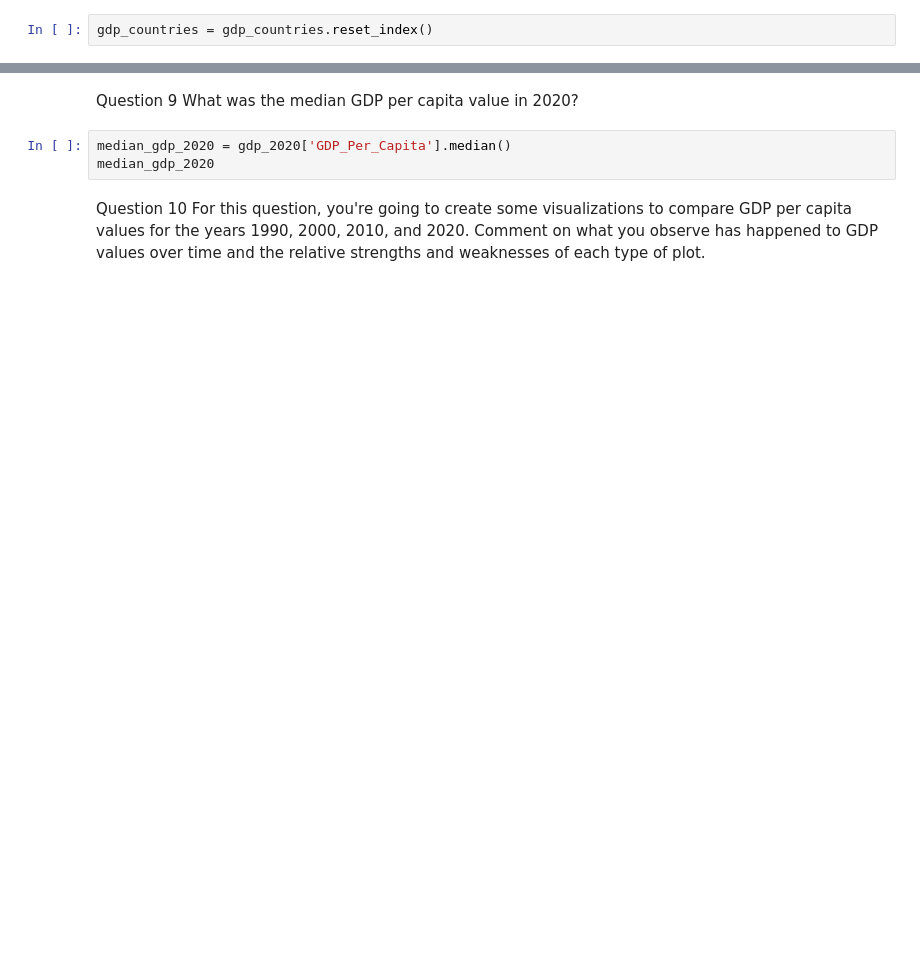
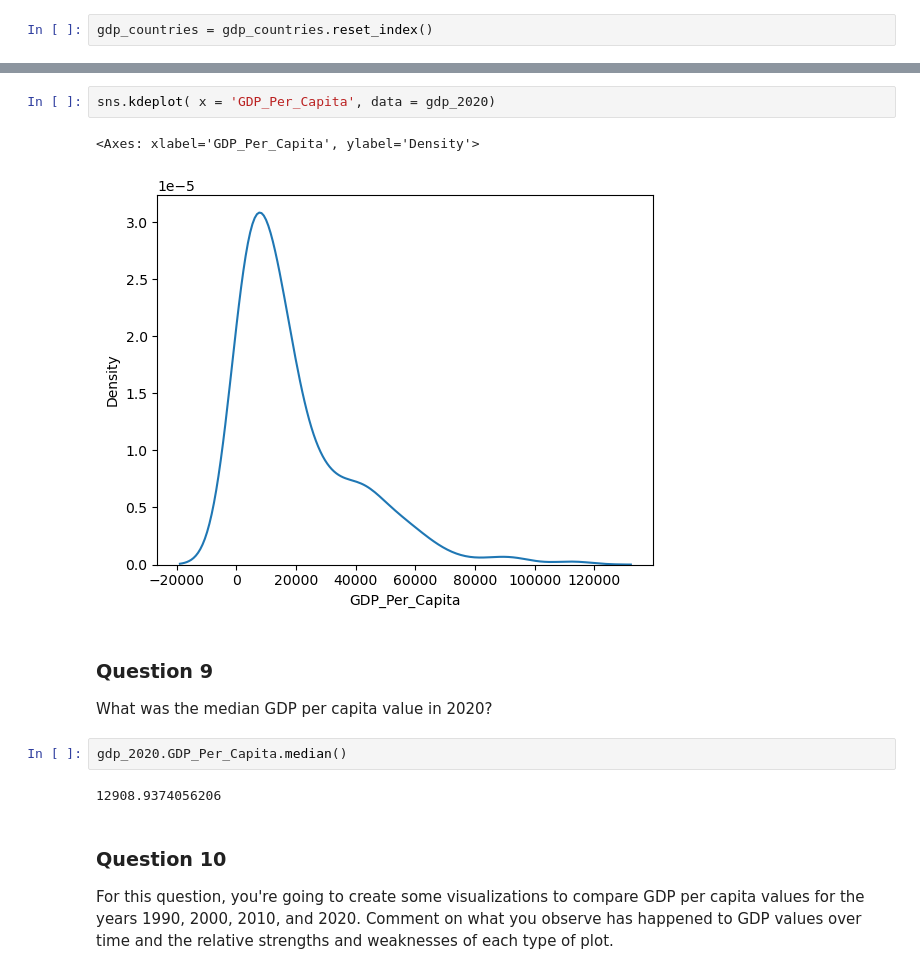
Before and after one commit to emilyewilson/un_data-python, a Jupyter notebook: notebook/un_data.ipynb, the cells around one changed output, grey strips where cells are left out. Cells and saved outputs as stored; diff of their text form; blank space fills up the shorter version.

```diff
--- a/notebook/un_data.ipynb
+++ b/notebook/un_data.ipynb
@@ -77,11 +230,17 @@ sns.boxplot( x=gdp_2020["GDP_Per_Capita"], y=gdp_2020["Country"] )
+# %%
+sns.kdeplot( x = 'GDP_Per_Capita', data = gdp_2020)
+# %% [output]
+<Axes: xlabel='GDP_Per_Capita', ylabel='Density'>
+[figure, added]
 # %% [markdown]
-Question 9
+### Question 9
 What was the median GDP per capita value in 2020?
 # %%
-median_gdp_2020 = gdp_2020['GDP_Per_Capita'].median()
-median_gdp_2020
+gdp_2020.GDP_Per_Capita.median()
+# %% [output]
+12908.9374056206
 # %% [markdown]
-Question 10
+### Question 10
 For this question, you're going to create some visualizations to compare GDP per capita values for the years 1990, 2000, 2010, and 2020. Comment on what you observe has happened to GDP values over time and the relative strengths and weaknesses of each type of plot.
 # %%
 gdp_decades = gdp_df.loc[gdp_df['Year'].isin([1990, 2000, 2010, 2020])]
```
Also changed, not shown: parts of 76 cells of this notebook, 1 other file.
